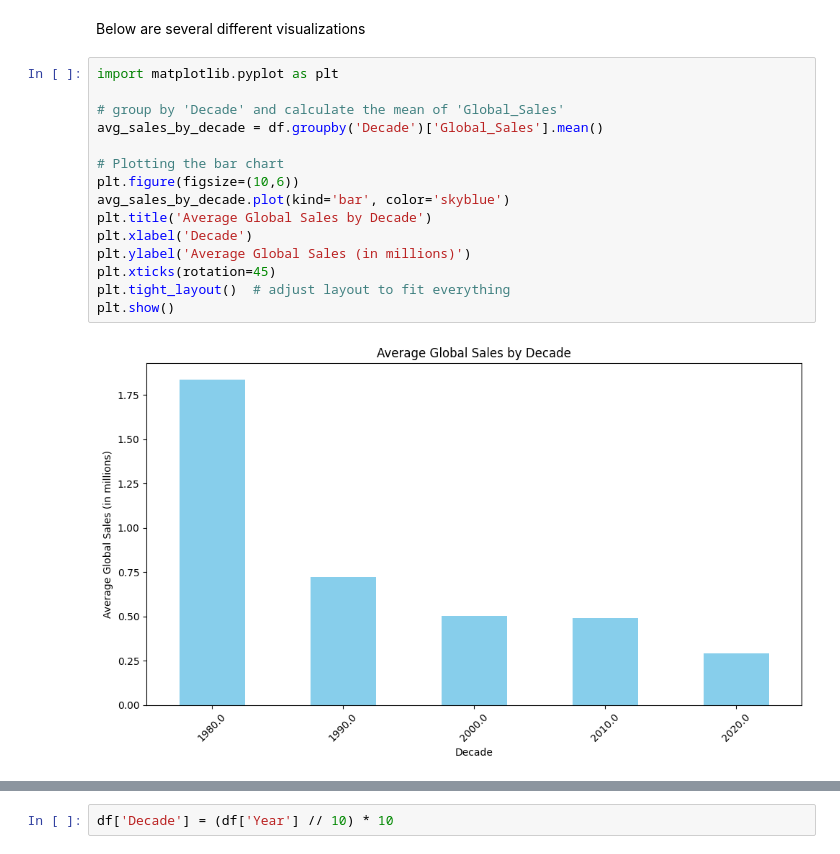
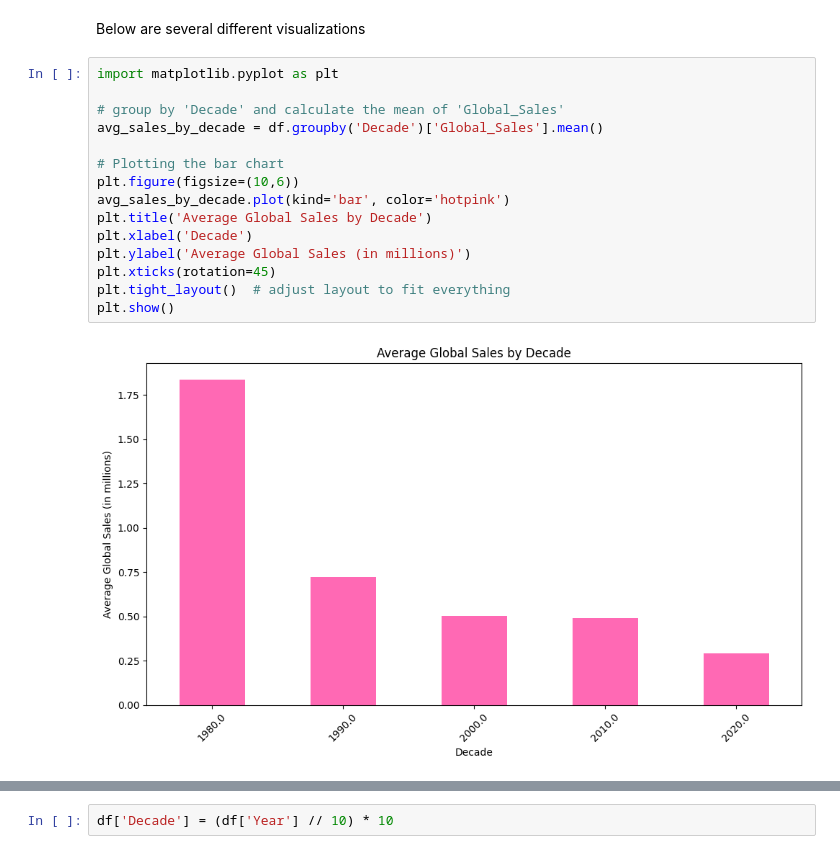
Before and after one commit to November2025/video-game-sales-analysis, a Jupyter notebook: gameanalysis.ipynb, the cells around one changed output, grey strips where cells are left out. Saved outputs shown, nothing was run; the diff lists cells and outputs as text.

```diff
--- a/gameanalysis.ipynb
+++ b/gameanalysis.ipynb
@@ -281,20 +290,20 @@ Below are several different visualizations
 # %%
 import matplotlib.pyplot as plt
 
 # group by 'Decade' and calculate the mean of 'Global_Sales'
 avg_sales_by_decade = df.groupby('Decade')['Global_Sales'].mean()
 
 # Plotting the bar chart
 plt.figure(figsize=(10,6))
-avg_sales_by_decade.plot(kind='bar', color='skyblue')
+avg_sales_by_decade.plot(kind='bar', color='hotpink')
 plt.title('Average Global Sales by Decade')
 plt.xlabel('Decade')
 plt.ylabel('Average Global Sales (in millions)')
 plt.xticks(rotation=45)
 plt.tight_layout()  # adjust layout to fit everything
 plt.show()
 # %% [output]
-[figure, old version]
+[figure, new version]
 # %%
 import matplotlib.pyplot as plt
 
```
Also changed, not shown: parts of 9 cells of this notebook, 2 other files.
